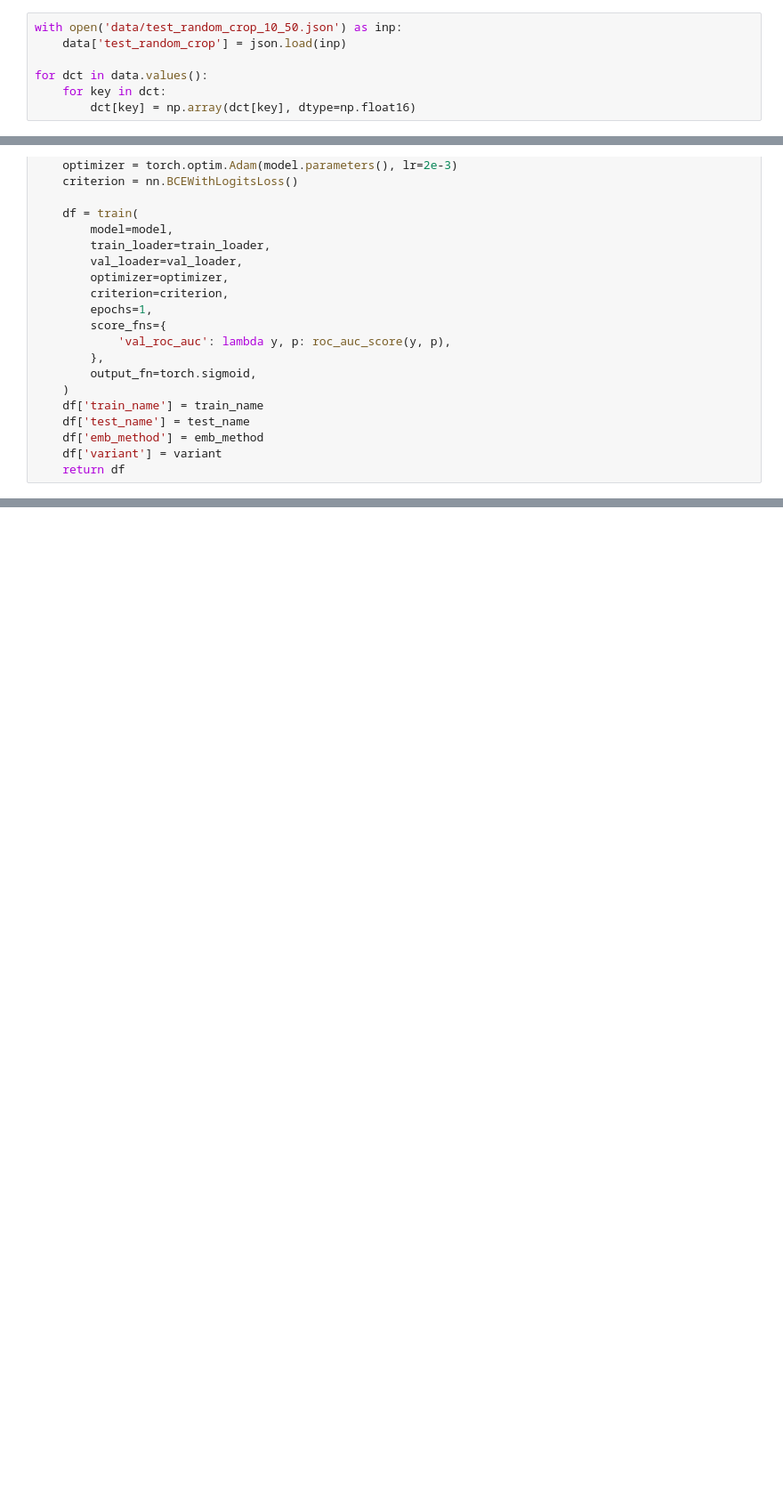
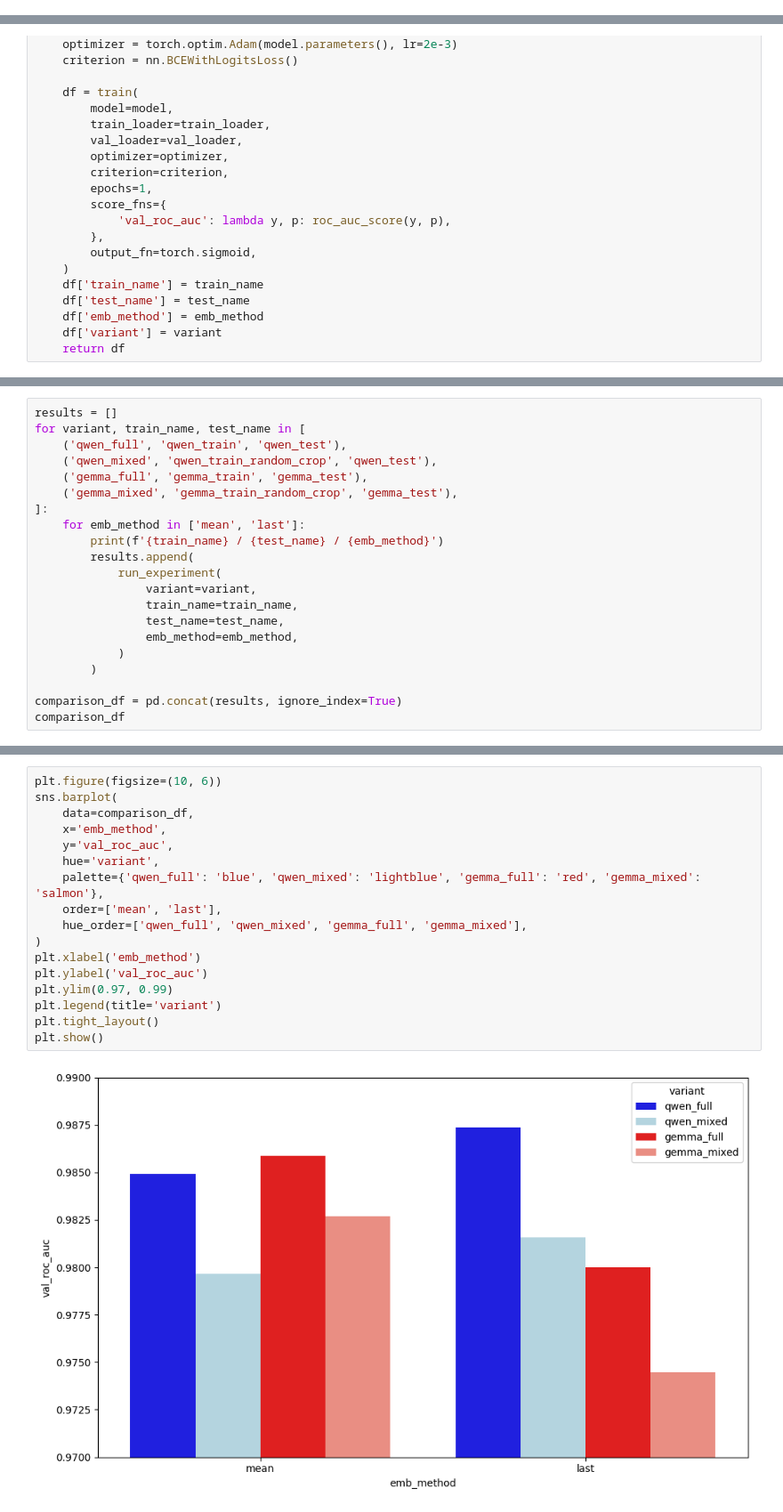
Before and after one commit to olegsmirnov2001/dl, a Jupyter notebook: sentiment/select_embeddings.ipynb, the cells around one changed output, grey strips where cells are left out. Shown at 89% size. Drawn from its saved outputs; the diff is of its cells as text; blank space fills up the shorter version.

Commit message:
Finalize experiment, write summary

```diff
--- a/sentiment/select_embeddings.ipynb
+++ b/sentiment/select_embeddings.ipynb
@@ -54,7 +47,0 @@ Half done
-# %%
-with open('data/test_random_crop_10_50.json') as inp:
-    data['test_random_crop'] = json.load(inp)
-
-for dct in data.values():
-    for key in dct:
-        dct[key] = np.array(dct[key], dtype=np.float16)
@@ -199,0 +174,21 @@ plt.show()
+# %%
+results = []
+for variant, train_name, test_name in [
+    ('qwen_full', 'qwen_train', 'qwen_test'),
+    ('qwen_mixed', 'qwen_train_random_crop', 'qwen_test'),
+    ('gemma_full', 'gemma_train', 'gemma_test'),
+    ('gemma_mixed', 'gemma_train_random_crop', 'gemma_test'),
+]:
+    for emb_method in ['mean', 'last']:
+        print(f'{train_name} / {test_name} / {emb_method}')
+        results.append(
+            run_experiment(
+                variant=variant,
+                train_name=train_name,
+                test_name=test_name,
+                emb_method=emb_method,
+            )
+        )
+
+comparison_df = pd.concat(results, ignore_index=True)
+comparison_df
@@ -199,0 +221,19 @@ plt.show()
+# %%
+plt.figure(figsize=(10, 6))
+sns.barplot(
+    data=comparison_df,
+    x='emb_method',
+    y='val_roc_auc',
+    hue='variant',
+    palette={'qwen_full': 'blue', 'qwen_mixed': 'lightblue', 'gemma_full': 'red', 'gemma_mixed': 'salmon'},
+    order=['mean', 'last'],
+    hue_order=['qwen_full', 'qwen_mixed', 'gemma_full', 'gemma_mixed'],
+)
+plt.xlabel('emb_method')
+plt.ylabel('val_roc_auc')
+plt.ylim(0.97, 0.99)
+plt.legend(title='variant')
+plt.tight_layout()
+plt.show()
+# %% [output]
+[figure, added]
```
Also changed, not shown: parts of 14 cells of this notebook, 1 other file.
